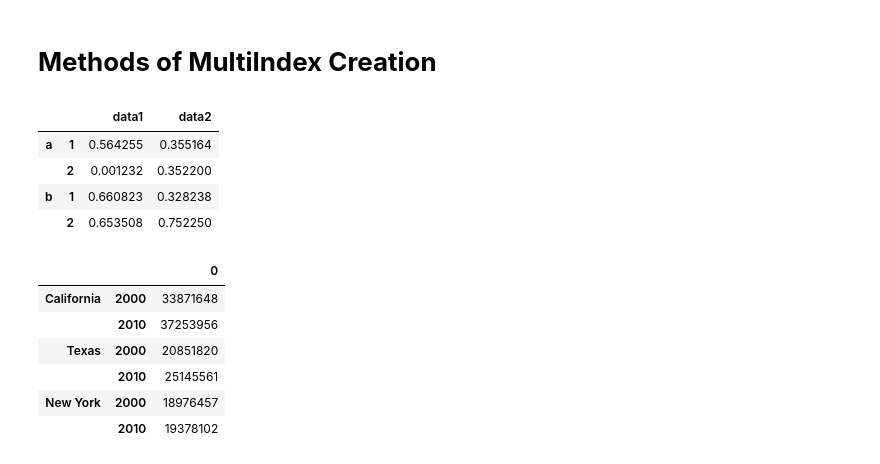
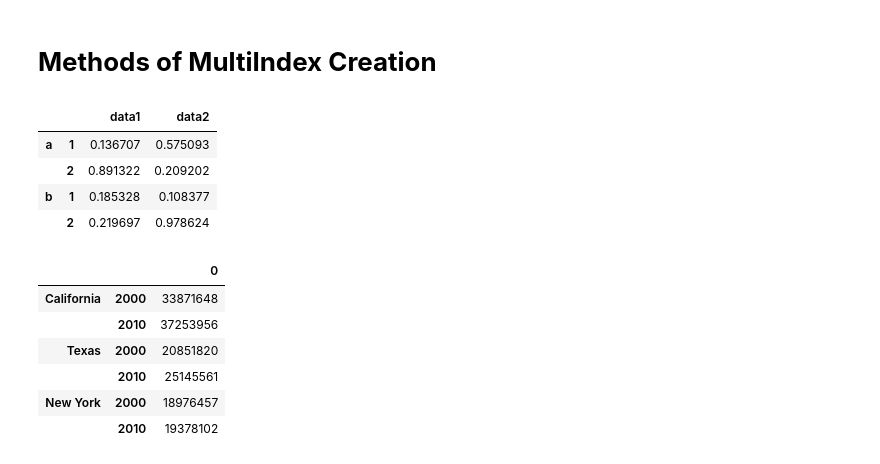
Before and after one commit to Rozieyati/Data-Science-Project, a Jupyter notebook: P166417_Week7_DataManipulation_Pandas_20251122_ORI.ipynb, the cells around one changed output. Cells and saved outputs as stored; diff of their text form; code cells hidden in the pictures.

```diff
--- a/P166417_Week7_DataManipulation_Pandas_20251122_ORI.ipynb
+++ b/P166417_Week7_DataManipulation_Pandas_20251122_ORI.ipynb
@@ -1123,16 +1127,17 @@ pop_df
 # **Methods of MultiIndex Creation**
 # %%
 # Pass a list of two or more index arrays
-df = pd.DataFrame(np.random.rand(4, 2),
+#df = pd.DataFrame(np.random.rand(4, 2),
+df = pd.DataFrame(rng.rand(4, 2),
                   index=[['a', 'a', 'b', 'b'], [1, 2, 1, 2]],
                   columns=['data1', 'data2'])
 df
 # %% [output]
 |  |  | data1 | data2 |
-| a | 1 | 0.564255 | 0.355164 |
-|  | 2 | 0.001232 | 0.352200 |
-| b | 1 | 0.660823 | 0.328238 |
-|  | 2 | 0.653508 | 0.752250 |
+| a | 1 | 0.136707 | 0.575093 |
+|  | 2 | 0.891322 | 0.209202 |
+| b | 1 | 0.185328 | 0.108377 |
+|  | 2 | 0.219697 | 0.978624 |
 # %%
 # Pass a dictionary with appropriate tuples as keys
 data = {('California', 2000): 33871648,
```
Also changed, not shown: parts of 19 cells of this notebook.
